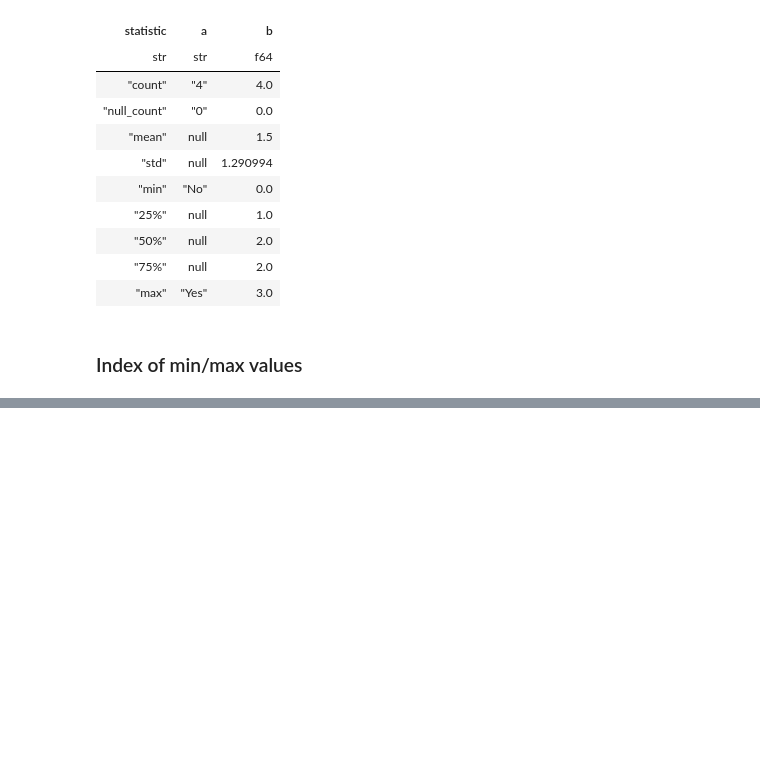
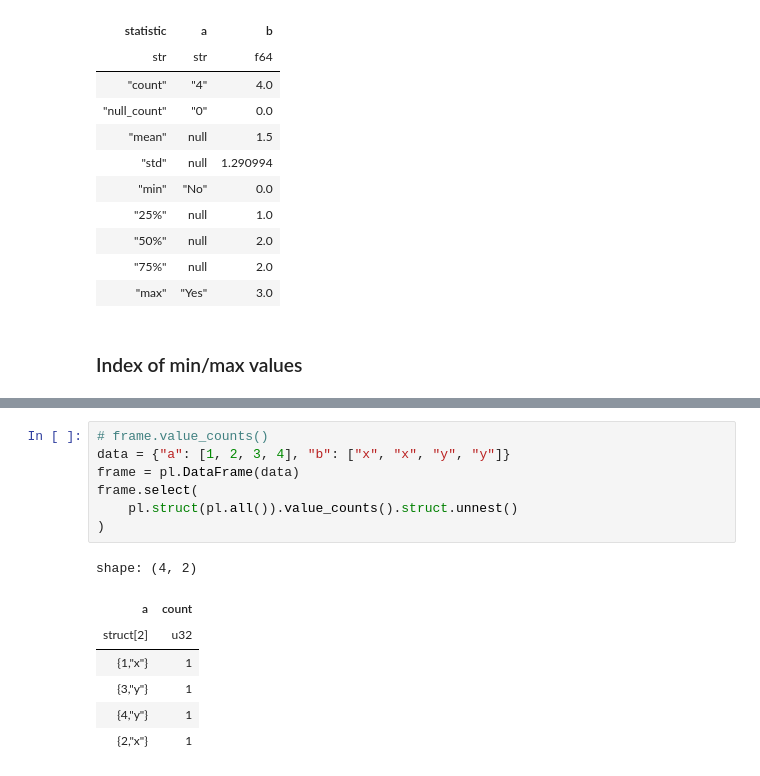
Before and after one commit to ruoyu0088/polars_guide, a Jupyter notebook: polars_guide/520_polars_pandas_basic.ipynb, the cells around one changed output, grey strips where cells are left out. Drawn from its saved outputs; the diff is of its cells as text; blank space fills up the shorter version.

```diff
--- a/polars_guide/520_polars_pandas_basic.ipynb
+++ b/polars_guide/520_polars_pandas_basic.ipynb
@@ -648,0 +745,15 @@ shape: (9, 3)
+# %%
+# frame.value_counts()
+data = {"a": [1, 2, 3, 4], "b": ["x", "x", "y", "y"]}
+frame = pl.DataFrame(data)
+frame.select(
+    pl.struct(pl.all()).value_counts().struct.unnest()
+)
+# %% [output]
+shape: (4, 2)
+| a | count |
+| struct[2] | u32 |
+| {1,"x"} | 1 |
+| {3,"y"} | 1 |
+| {4,"y"} | 1 |
+| {2,"x"} | 1 |
```
Also changed, not shown: parts of 20 cells of this notebook, 2 other files.
